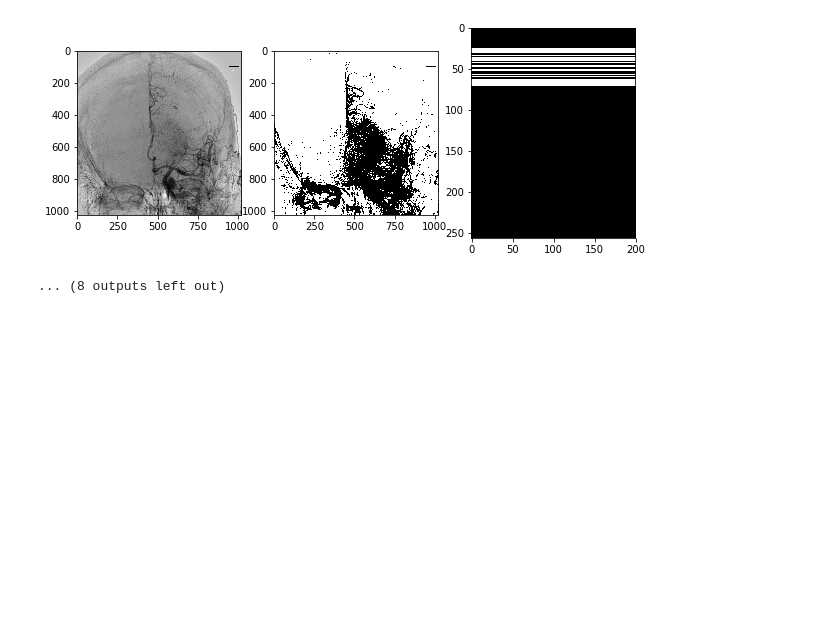
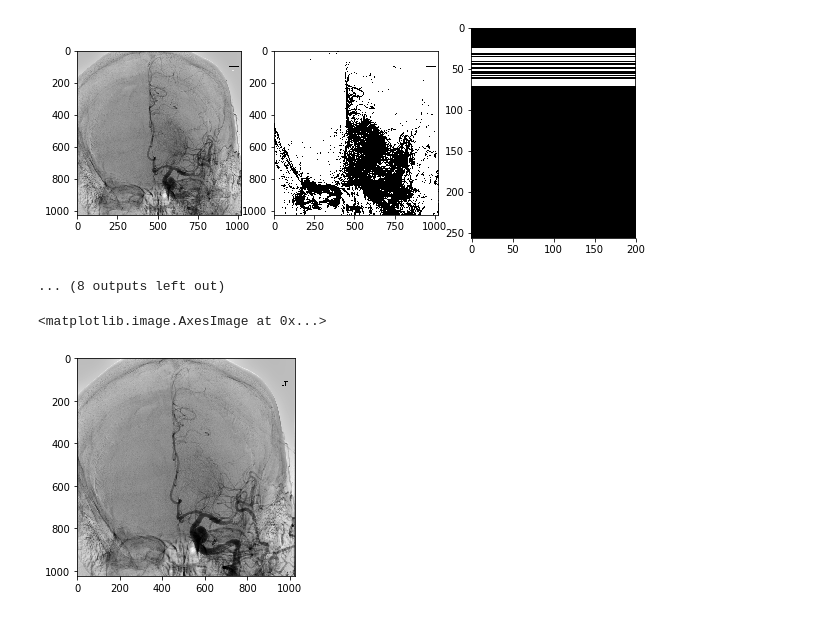
Before and after one commit to VincentD97/CS168-Automatic-TICI, a Jupyter notebook: select_feature_image.ipynb, the cells around one changed output. Drawn from its saved outputs; the diff is of its cells as text; code cells hidden in the pictures; blank space fills up the shorter version.

Commit message:
add cross-validation, add select feature image functionality

```diff
--- a/select_feature_image.ipynb
+++ b/select_feature_image.ipynb
@@ -58,13 +55,13 @@ def summarize_middle_artery(image_set):
     for image in image_set:
         # Only consider the middle 1/4 of the upper 1/4 image.
         middle_section = image[0:int(image_height/4), int(image_width*3/8):int(image_width*5/8)]
-        plt.figure()
-        plt.imshow(middle_section, cmap='gray')
+        # plt.figure()
+        # plt.imshow(middle_section, cmap='gray')
 
         summary = np.array(list(map(all, middle_section)))
-        print(np.count_nonzero(summary))
+        # print(np.count_nonzero(summary))
 
-        summary = np.tile(summary[:, np.newaxis], 200)
+        # summary = np.tile(summary[:, np.newaxis], 200)
         result.append(summary)
     return np.array(result)
 
@@ -129,3 +98,25 @@ show_images([image_set, binary_image_set, middle_artery_summary_image_set])
 [figure]
 [figure]
 ... (8 outputs left out)
+# %%
+def choose_image(image_set):
+    binary_image_set = gray2binary(image_set)
+    middle_artery_summary_image_set = summarize_middle_artery(binary_image_set)
+    image_count, image_height = np.shape(middle_artery_summary_image_set)
+
+    flagOn = False
+    previous_nonzeroCount = -1
+    for i in range(image_count):
+        nonzeroCount = np.count_nonzero(middle_artery_summary_image_set[i])
+        if flagOn and nonzeroCount < image_height/2:
+            return image_set[i]
+        elif previous_nonzeroCount >= 0 and nonzeroCount - previous_nonzeroCount > image_height/2:
+            flagOn = True
+        previous_nonzeroCount = nonzeroCount
+    return None
+
+result = choose_image(image_set)
+plt.imshow(result, cmap='gray')
+# %% [output]
+<matplotlib.image.AxesImage at 0x...>
+[figure, added]
```
Also changed, not shown: parts of 3 cells of this notebook, 1 other file.
